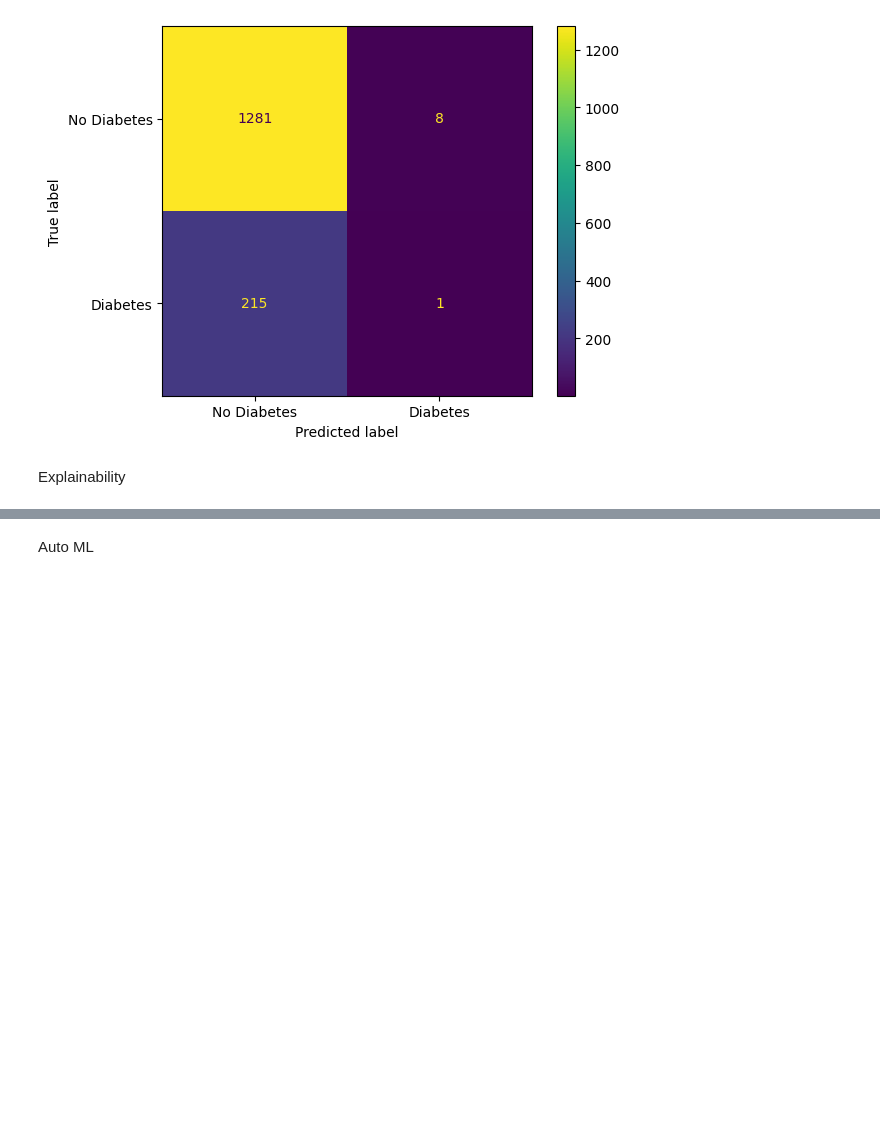
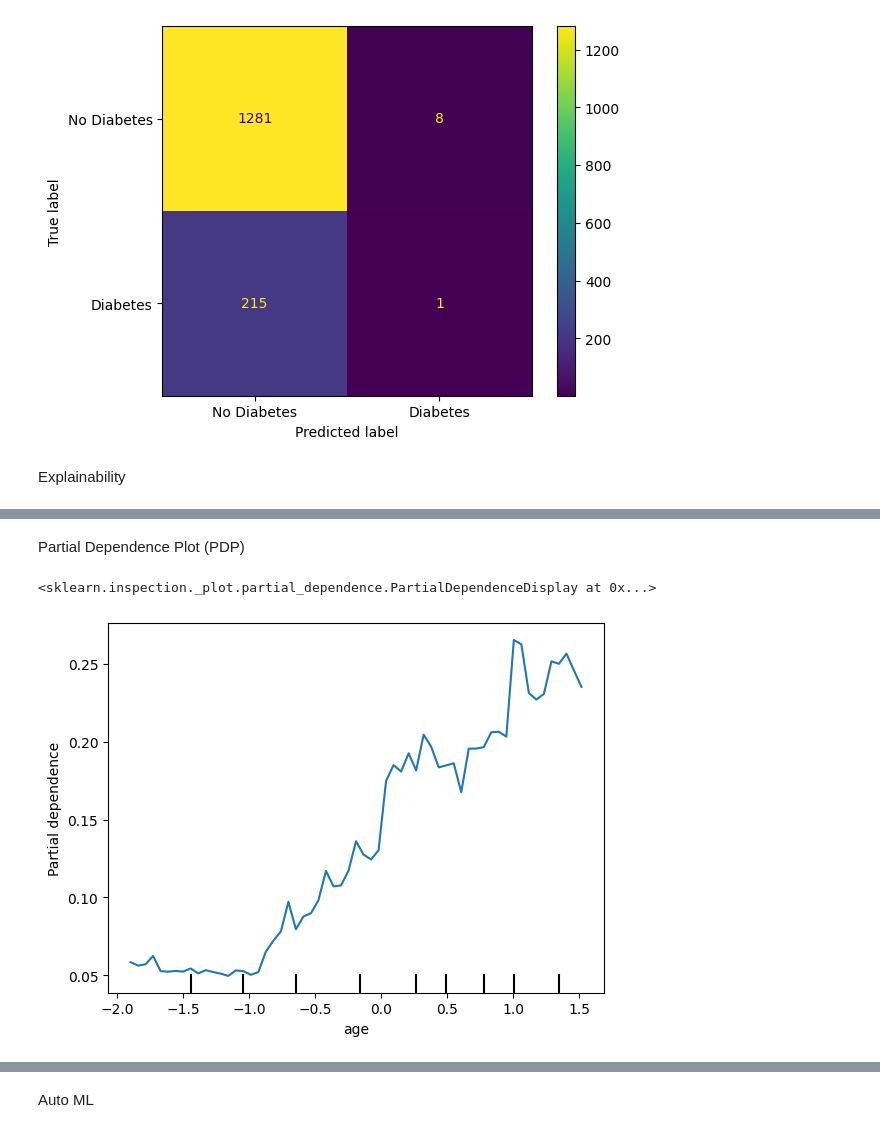
Before and after one commit to osoliman/DSC110, a Jupyter notebook: Prediction/DSC110_Prediction_Model_Evaluation_Explanation.ipynb, the cells around one changed output, grey strips where cells are left out. Drawn from its saved outputs; the diff is of its cells as text; code cells hidden in the pictures; blank space fills up the shorter version.

```diff
--- a/Prediction/DSC110_Prediction_Model_Evaluation_Explanation.ipynb
+++ b/Prediction/DSC110_Prediction_Model_Evaluation_Explanation.ipynb
@@ -74,0 +91,14 @@ Explainability
+# %% [markdown]
+Partial Dependence Plot (PDP)
+# %%
+from sklearn.inspection import PartialDependenceDisplay
+
+# replace 'age' with any feature name (or column index)
+PartialDependenceDisplay.from_estimator(
+    rf,
+    X_test,
+    features=['age']          # list of features to plot
+)
+# %% [output]
+<sklearn.inspection._plot.partial_dependence.PartialDependenceDisplay at 0x...>
+[figure, added]
```
Also changed, not shown: parts of 7 cells of this notebook.
